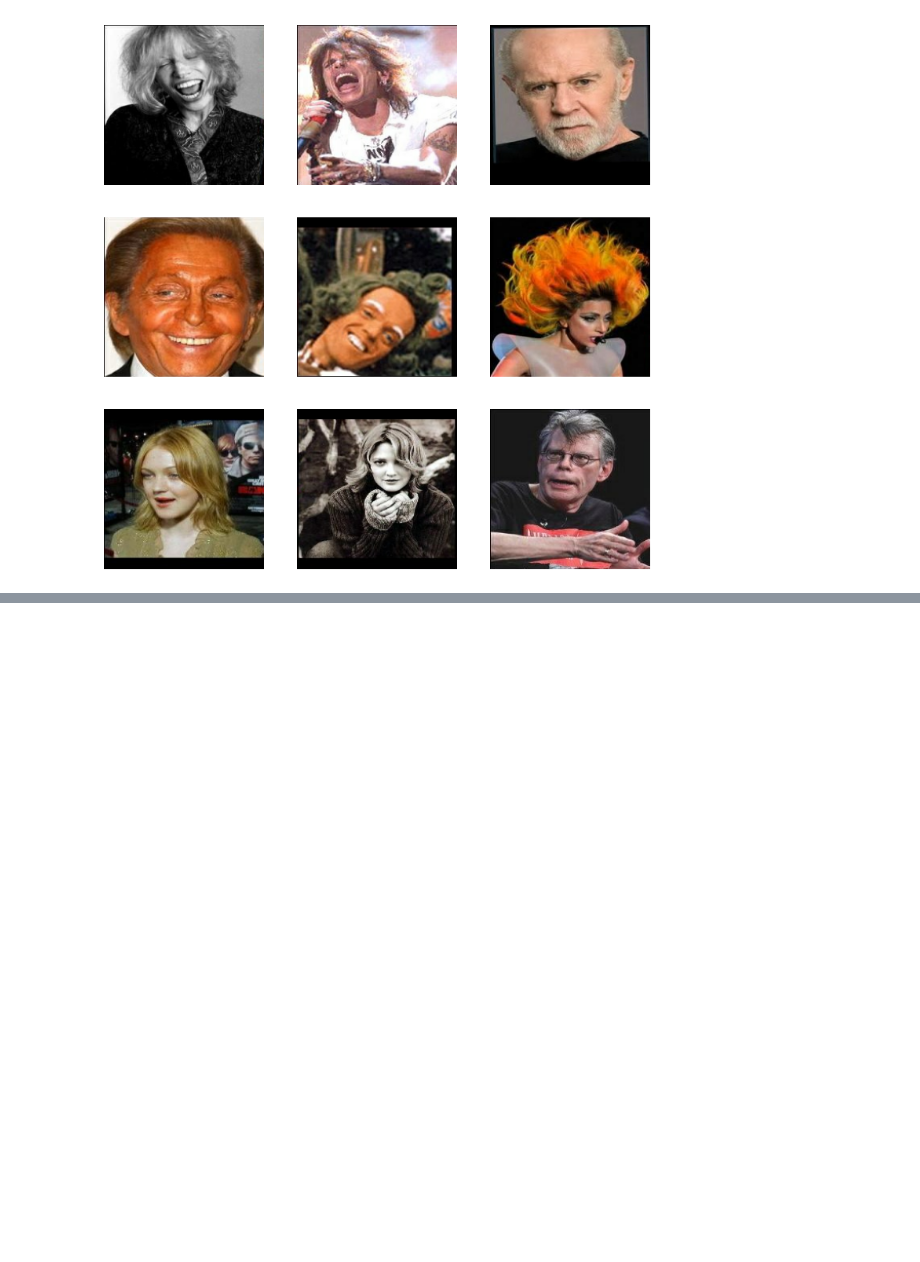
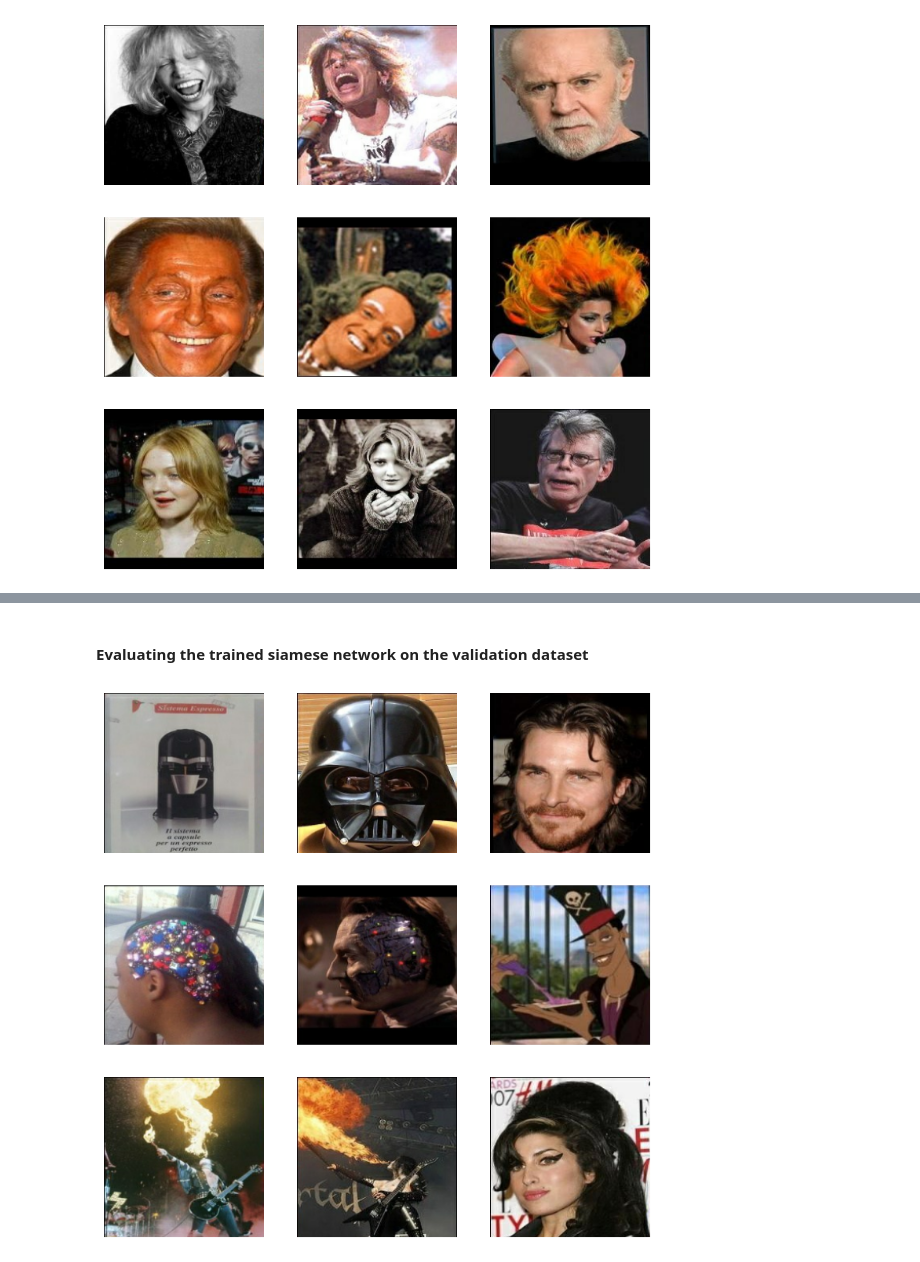
Before and after one commit to tsultan16/COMP_90086_Project, a Jupyter notebook: siamese_net.ipynb, the cells around one changed output, grey strips where cells are left out. Drawn from its saved outputs; the diff is of its cells as text; code cells hidden in the pictures; blank space fills up the shorter version.

Commit message:
Implemented basic siamese network

```diff
--- a/siamese_net.ipynb
+++ b/siamese_net.ipynb
@@ -148,0 +321,8 @@ visualize(*list(train_dataset.take(1).as_numpy_iterator())[0])
+# %% [markdown]
+#### Evaluating the trained siamese network on the validation dataset
+# %%
+# pick a sample triplet
+sample = next(iter(val_dataset))
+visualize(*sample)
+# %% [output]
+[figure, added]
```
Also changed, not shown: parts of 12 cells of this notebook.
